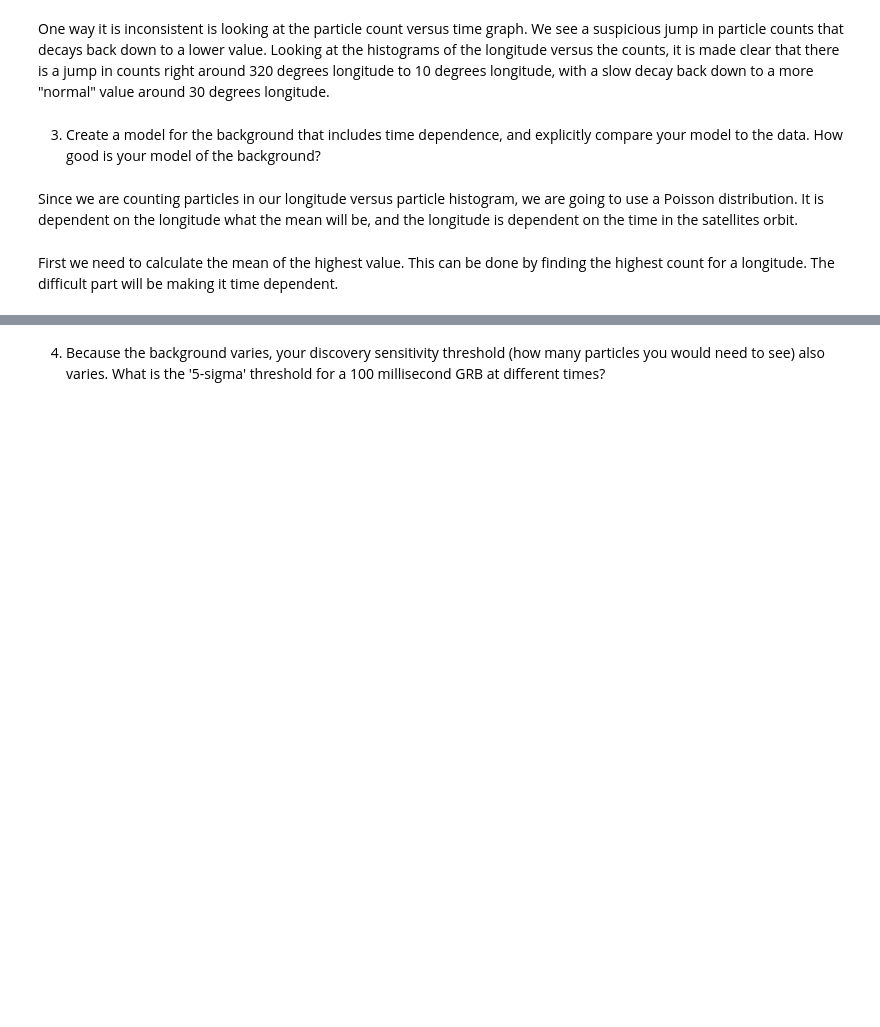
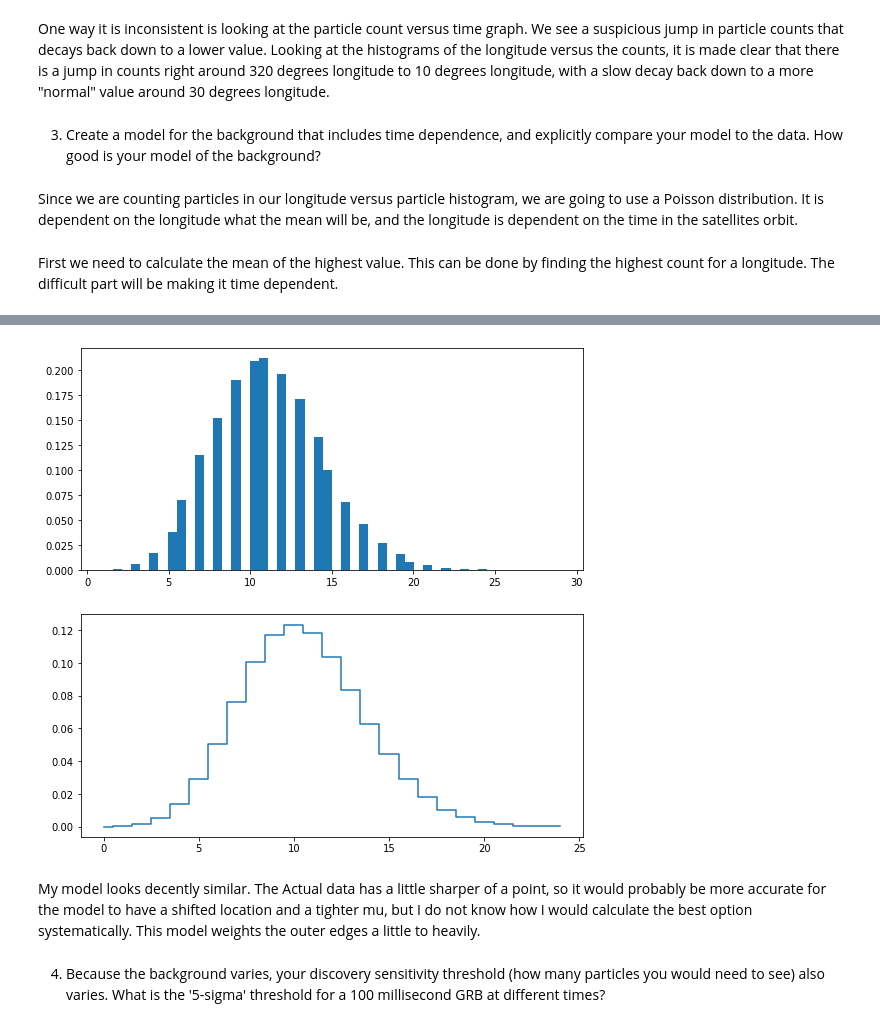
Before and after one commit to AdamK42/physics-434, a Jupyter notebook: lab4/lab4.ipynb, the cells around one changed output, grey strips where cells are left out. Drawn from its saved outputs; the diff is of its cells as text; code cells hidden in the pictures; blank space fills up the shorter version.

```diff
--- a/lab4/lab4.ipynb
+++ b/lab4/lab4.ipynb
@@ -145,7 +145,20 @@ The time this occurs at is 4800.000000000341 seconds
 # %%
 # Having found this mean, we can then construct the model
 from scipy.stats import poisson
 
-poisson.pmf()
+x_particle = np.arange(0, 25)
+model_distribution = poisson.pmf(x_particle, mu)
+
+figure = plt.figure(figsize=(9,9))
+axes = figure.subplots(2,1)
+real_data = axes[0]
+model = axes[1]
+
+real_data.hist(chosen_particles, bins=50, density=True);
+model.step(x_particle, model_distribution, where='mid');
+# %% [output]
+[figure, added]
+# %% [markdown]
+My model looks decently similar. The Actual data has a little sharper of a point, so it would probably be more accurate for the model to have a shifted location and a tighter mu, but I do not know how I would calculate the best option systematically. This model weights the outer edges a little to heavily.
 # %% [markdown]
 4) Because the background varies, your discovery sensitivity threshold (how many particles you would need to see) also varies. What is the '5-sigma' threshold for a 100 millisecond GRB at different times?
```
Also changed, not shown: parts of 7 cells of this notebook.
